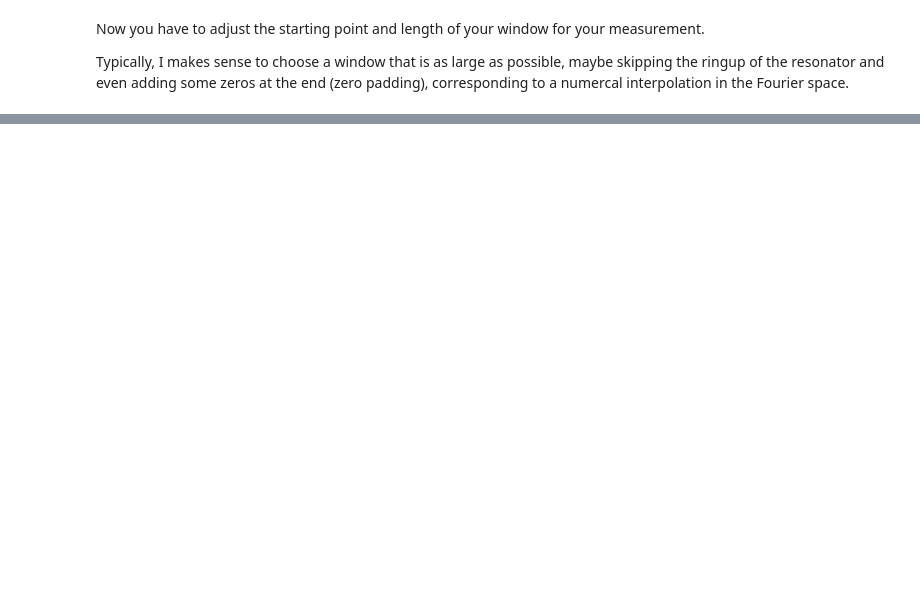
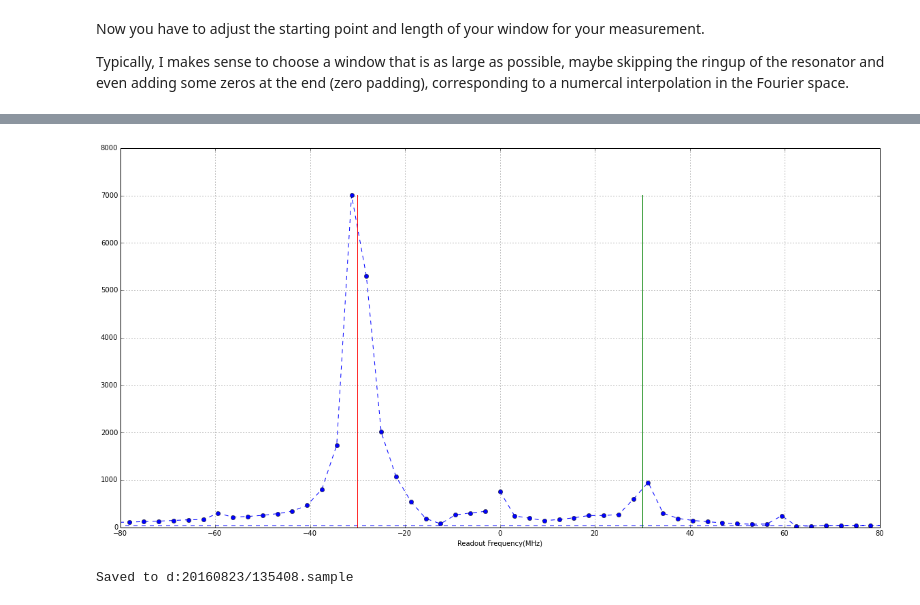
Before and after one commit to qkitgroup/qkit, a Jupyter notebook: qkit/measure/timedomain/000_init_TD1.ipynb, the cells around one changed output, grey strips where cells are left out. Saved outputs shown, nothing was run; the diff lists cells and outputs as text; code cells hidden in the pictures; blank space fills up the shorter version.

```diff
--- a/qkit/measure/timedomain/000_init_TD1.ipynb
+++ b/qkit/measure/timedomain/000_init_TD1.ipynb
@@ -198,7 +265,7 @@ Now you have to adjust the starting point and length of your window for your mea
 Typically, I makes sense to choose a window that is as large as possible, maybe skipping the ringup of the resonator and even adding some zeros at the end (zero padding), corresponding to a numercal interpolation in the Fourier space.
 # %%
 first_sample  = 272
-last_sample = 400
+last_sample = 432
 qubit.acqu_window = [first_sample,last_sample]
 # %%
 print 'acquisition window length: %.3g, %.3g'%(qubit.acqu_window[0],qubit.acqu_window[1])
@@ -223,0 +299,17 @@ qubit.save()
+# %%
+rec = mspec.acquire()
+data = rec[:,0]-1j*rec[:,1]
+plt.figure(figsize=(20,10))
+plt.plot(np.fft.fftfreq(len(data),d=1./mspec.get_samplerate())/1e6,np.abs(np.fft.fft(data)),'o--')
+plt.xlim(-80,80)
+plt.plot([qubit.readout_iq_frequency*1e-6,qubit.readout_iq_frequency*1e-6],[0,np.max(np.abs(np.fft.fft(data)))])
+plt.plot([-qubit.readout_iq_frequency*1e-6,-qubit.readout_iq_frequency*1e-6],[0,np.max(np.abs(np.fft.fft(data)))])
+#plt.xticks(np.arange(-150,150,10))
+plt.xlabel('Readout Frequency(MHz)')
+plt.grid()
+# %% [output]
+[figure, added]
+# %%
+qubit.save()
+# %% [output]
+Saved to d:20160823/135408.sample
```
Also changed, not shown: parts of 32 cells of this notebook.
